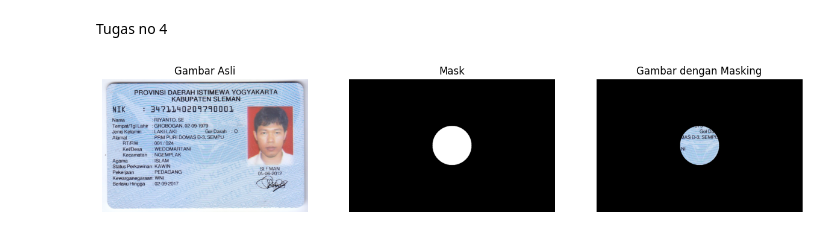
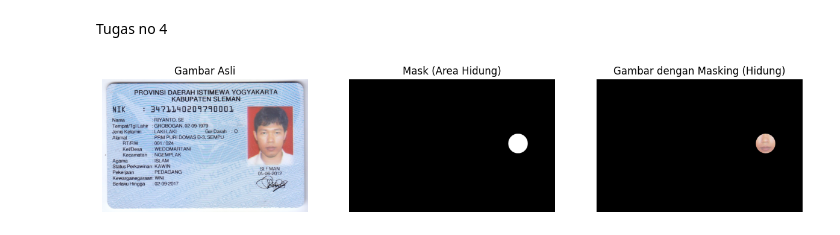
Before and after one commit to filladani/PCVK_2024, a Jupyter notebook: week5.ipynb, the cells around one changed output. Drawn from its saved outputs; the diff is of its cells as text; code cells hidden in the pictures.

```diff
--- a/week5.ipynb
+++ b/week5.ipynb
@@ -114,39 +160,43 @@ import cv2
 import numpy as np
 import matplotlib.pyplot as plt
 
-# Membaca gambar
+# Membaca gambar KTP
 image = cv2.imread('/content/drive/MyDrive/PCVK/images/ktp.png')
+
+# Koordinat perkiraan hidung
+hidung_center = (865, 330)  # Koordinat x, y bagian hidung
+hidung_radius = 50         # Radius lingkaran
 
 # Membuat mask dengan ukuran yang sama seperti gambar asli, dengan nilai 0 (hitam)
 mask = np.zeros(image.shape[:2], dtype="uint8")
 
-# Membuat lingkaran putih di mask (posisi, radius, warna, dan ketebalan)
-cv2.circle(mask, (image.shape[1]//2, image.shape[0]//2), 100, 255, -1)
+# Membuat lingkaran putih di mask (posisi hidung, radius, warna putih, dan ketebalan penuh)
+cv2.circle(mask, hidung_center, hidung_radius, 255, -1)
 
 # Terapkan mask ke gambar dengan bitwise AND
 masked_image = cv2.bitwise_and(image, image, mask=mask)
 
 # Menampilkan gambar asli, mask, dan hasil masked image
 plt.figure(figsize=(15, 5))
 
 # Gambar Asli
 plt.subplot(1, 3, 1)
 plt.imshow(cv2.cvtColor(image, cv2.COLOR_BGR2RGB))
 plt.title('Gambar Asli')
 plt.axis('off')
 
 # Mask (Biner)
 plt.subplot(1, 3, 2)
 plt.imshow(mask, cmap='gray')
-plt.title('Mask')
+plt.title('Mask (Area Hidung)')
 plt.axis('off')
 
-# Gambar dengan Mask
+# Gambar dengan Masking (Area Hidung)
 plt.subplot(1, 3, 3)
 plt.imshow(cv2.cvtColor(masked_image, cv2.COLOR_BGR2RGB))
-plt.title('Gambar dengan Masking')
+plt.title('Gambar dengan Masking (Hidung)')
 plt.axis('off')
 
 plt.show()
 # %% [output]
-[figure, old version]
+[figure, new version]
```
Also changed, not shown: parts of 10 cells of this notebook.
